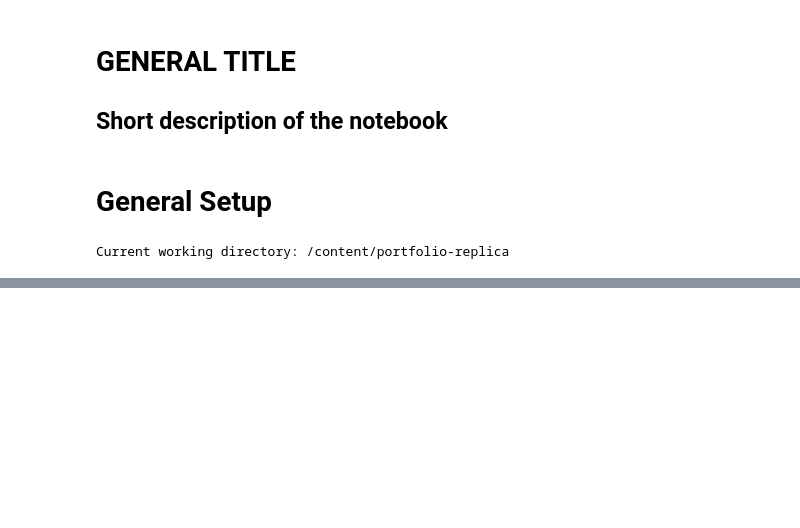
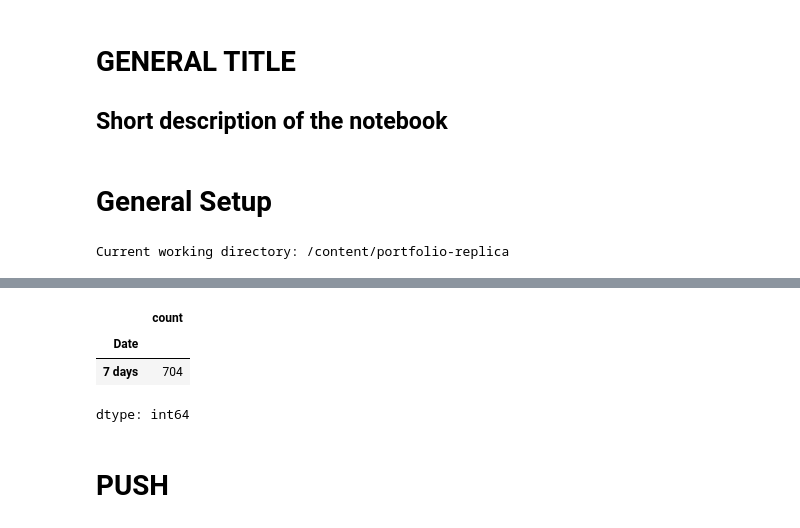
Before and after one commit to jacopo-raffaeli/portfolio-replica, a Jupyter notebook: notebooks/01_Exploratory_Data_Analysis.ipynb, the cells around one changed output, grey strips where cells are left out. Saved outputs shown, nothing was run; the diff lists cells and outputs as text; code cells hidden in the pictures; blank space fills up the shorter version.

```diff
--- a/notebooks/01_Exploratory_Data_Analysis.ipynb
+++ b/notebooks/01_Exploratory_Data_Analysis.ipynb
@@ -126,0 +149,4 @@ data = data_raw.set_index('Date')
+# %%
+print(f"From {df_raw.index.min()} to {df_raw.index.max()}, total days: {df_raw.shape[0]}")
+display(df_raw.index.to_series().diff().value_counts().head())
+# %% [output]
@@ -126,0 +154,6 @@ data = data_raw.set_index('Date')
+|  | count |
+| Date |  |
+| 7 days | 704 |
+dtype: int64
+# %% [markdown]
+# PUSH
```
Also changed, not shown: parts of 14 cells of this notebook.
